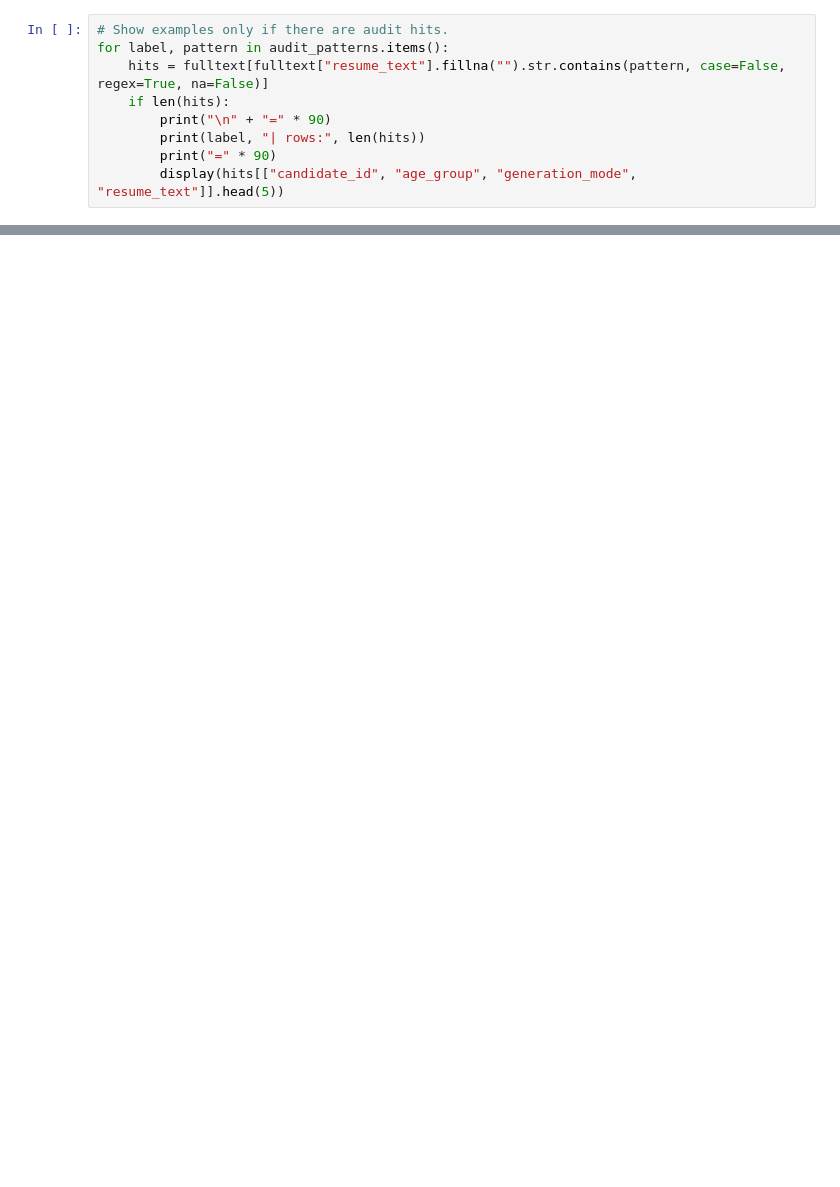
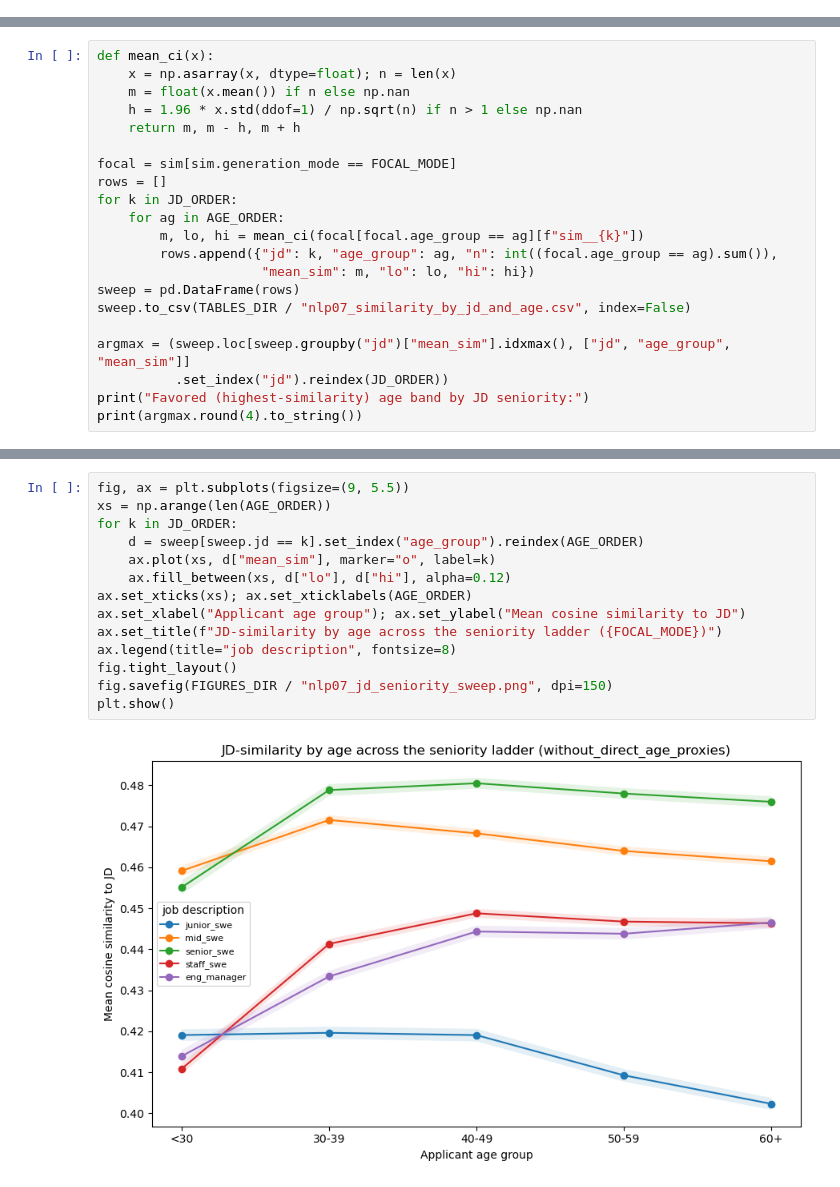
Before and after one commit to mualexander/ucbai-cs-resumefilter, a Jupyter notebook: notebooks/07_nlp_fulltext_resume_experiment.ipynb, the cells around one changed output, grey strips where cells are left out. Saved outputs shown, nothing was run; the diff lists cells and outputs as text; blank space fills up the shorter version.

```diff
--- a/notebooks/07_nlp_fulltext_resume_experiment.ipynb
+++ b/notebooks/07_nlp_fulltext_resume_experiment.ipynb
@@ -187,9 +0,0 @@ audit_summary_pivot
-# %%
-# Show examples only if there are audit hits.
-for label, pattern in audit_patterns.items():
-    hits = fulltext[fulltext["resume_text"].fillna("").str.contains(pattern, case=False, regex=True, na=False)]
-    if len(hits):
-        print("\n" + "=" * 90)
-        print(label, "| rows:", len(hits))
-        print("=" * 90)
-        display(hits[["candidate_id", "age_group", "generation_mode", "resume_text"]].head(5))
@@ -625,0 +336,21 @@ Key outputs:
+# %%
+def mean_ci(x):
+    x = np.asarray(x, dtype=float); n = len(x)
+    m = float(x.mean()) if n else np.nan
+    h = 1.96 * x.std(ddof=1) / np.sqrt(n) if n > 1 else np.nan
+    return m, m - h, m + h
+
+focal = sim[sim.generation_mode == FOCAL_MODE]
+rows = []
+for k in JD_ORDER:
+    for ag in AGE_ORDER:
+        m, lo, hi = mean_ci(focal[focal.age_group == ag][f"sim__{k}"])
+        rows.append({"jd": k, "age_group": ag, "n": int((focal.age_group == ag).sum()),
+                     "mean_sim": m, "lo": lo, "hi": hi})
+sweep = pd.DataFrame(rows)
+sweep.to_csv(TABLES_DIR / "nlp07_similarity_by_jd_and_age.csv", index=False)
+
+argmax = (sweep.loc[sweep.groupby("jd")["mean_sim"].idxmax(), ["jd", "age_group", "mean_sim"]]
+          .set_index("jd").reindex(JD_ORDER))
+print("Favored (highest-similarity) age band by JD seniority:")
+print(argmax.round(4).to_string())
@@ -625,0 +366,16 @@ Key outputs:
+# %%
+fig, ax = plt.subplots(figsize=(9, 5.5))
+xs = np.arange(len(AGE_ORDER))
+for k in JD_ORDER:
+    d = sweep[sweep.jd == k].set_index("age_group").reindex(AGE_ORDER)
+    ax.plot(xs, d["mean_sim"], marker="o", label=k)
+    ax.fill_between(xs, d["lo"], d["hi"], alpha=0.12)
+ax.set_xticks(xs); ax.set_xticklabels(AGE_ORDER)
+ax.set_xlabel("Applicant age group"); ax.set_ylabel("Mean cosine similarity to JD")
+ax.set_title(f"JD-similarity by age across the seniority ladder ({FOCAL_MODE})")
+ax.legend(title="job description", fontsize=8)
+fig.tight_layout()
+fig.savefig(FIGURES_DIR / "nlp07_jd_seniority_sweep.png", dpi=150)
+plt.show()
+# %% [output]
+[figure, added]
```
Also changed, not shown: parts of 59 cells of this notebook.
